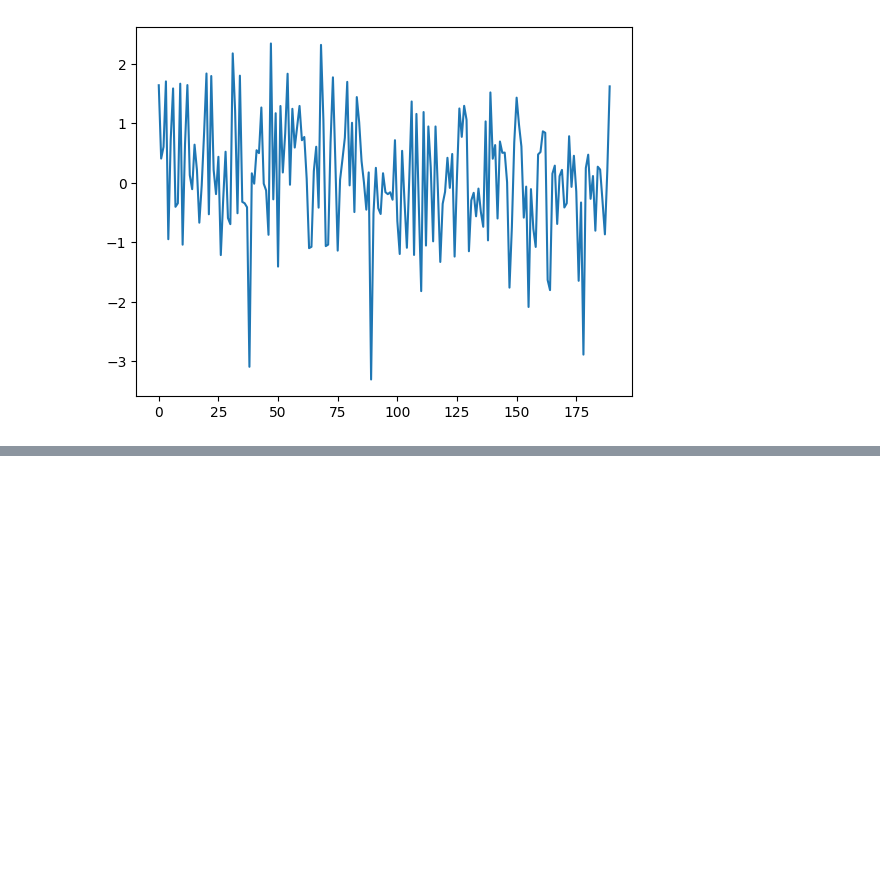
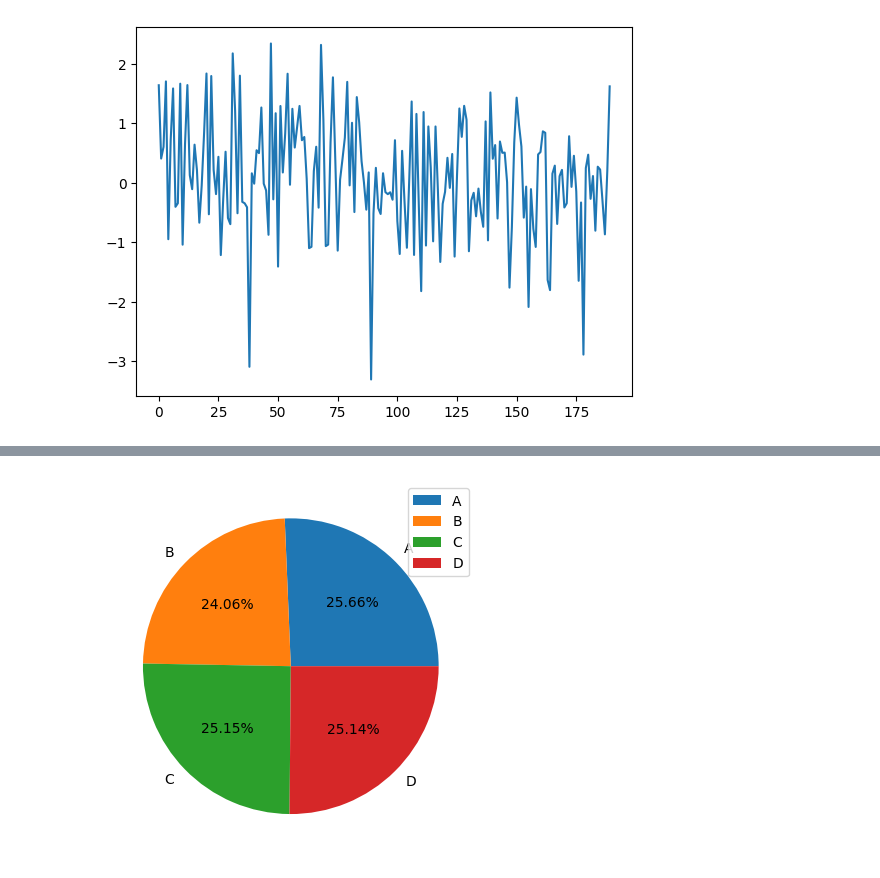
Before and after one commit to kunalmeon/Data-Analysis-Examples, a Jupyter notebook: SuperStoreData.ipynb, the cells around one changed output, grey strips where cells are left out. Cells and saved outputs as stored; diff of their text form; code cells hidden in the pictures; blank space fills up the shorter version.

```diff
--- a/SuperStoreData.ipynb
+++ b/SuperStoreData.ipynb
@@ -1875,0 +1892,7 @@ newDataFrame # newDataFrame is the original data frame kind of inplace=True
+# %%
+newDataFrame.apply(lambda x: x.mean()).plot(kind='pie', autopct="%1.2f%%", \
+                                           labels=newDataFrame.apply(lambda x: x.mean()).index)
+myplot.legend(loc='best')
+myplot.show()
+# %% [output]
+[figure, added]
```
Also changed, not shown: parts of 67 cells of this notebook.
